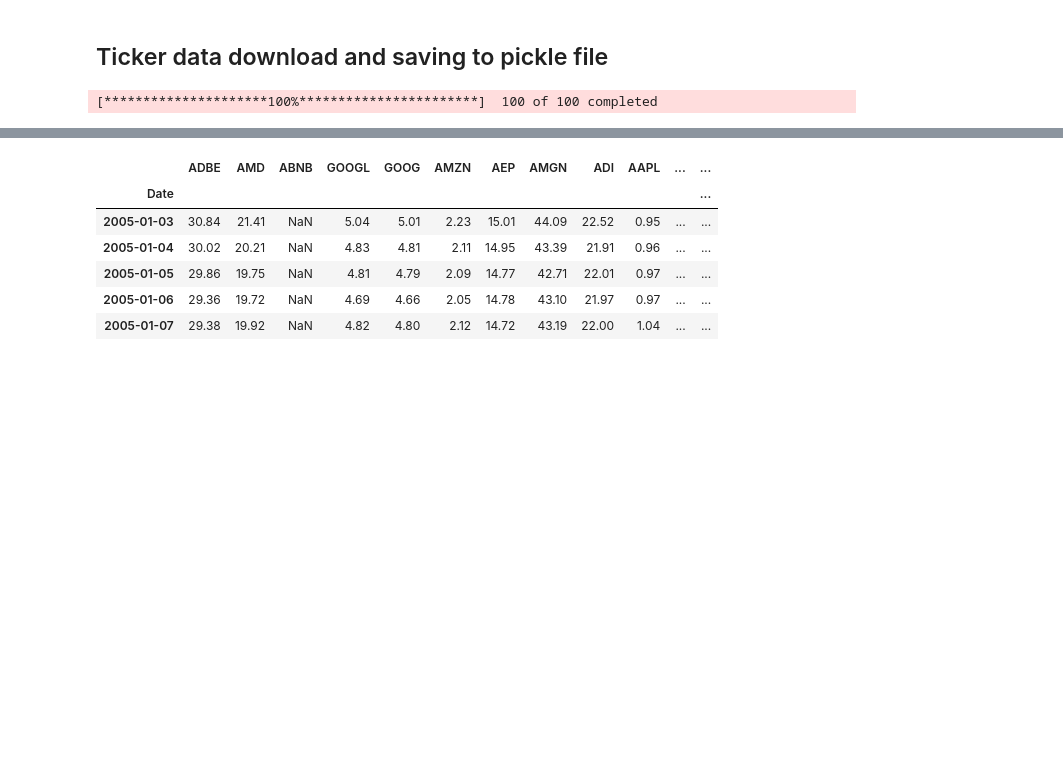
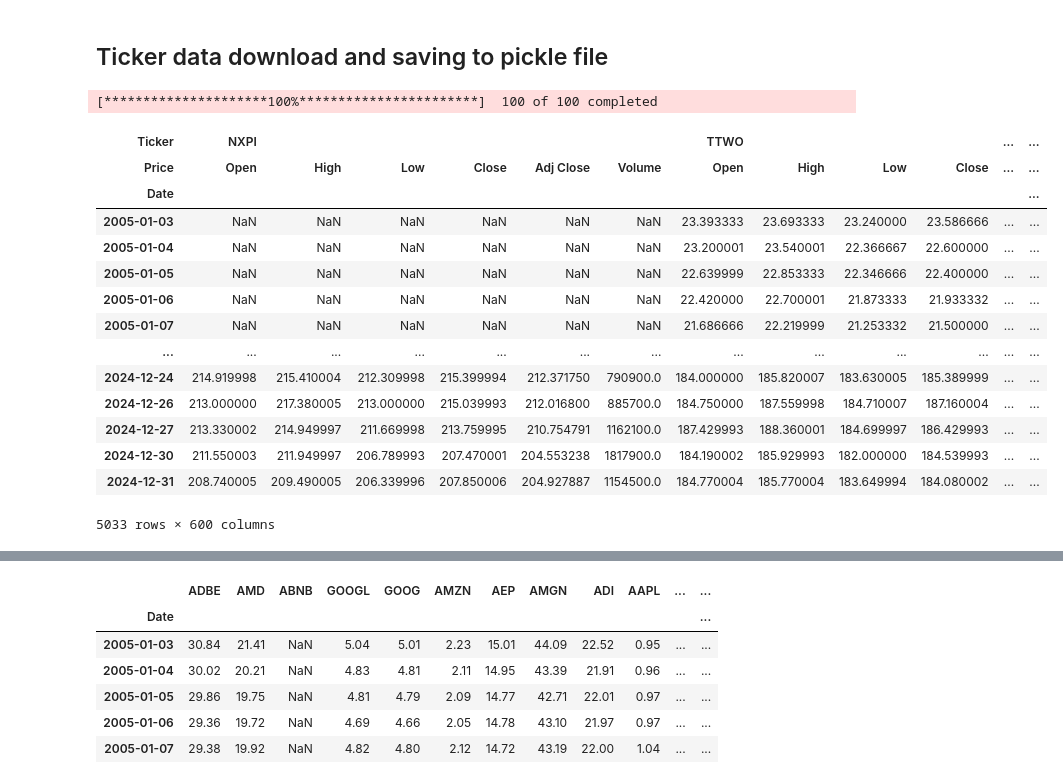
Before and after one commit to jay-kalaria/momentum-strategy-backtest, a Jupyter notebook: algo.ipynb, the cells around one changed output, grey strips where cells are left out. Cells and saved outputs as stored; diff of their text form; code cells hidden in the pictures; blank space fills up the shorter version.

```diff
--- a/algo.ipynb
+++ b/algo.ipynb
@@ -15,8 +15,25 @@ tickers=['ADBE','AMD','ABNB','GOOGL','GOOG','AMZN','AEP','AMGN','ADI','AAPL','AM
 ## Ticker data download and saving to pickle file
 # %%
 raw_data = yf.download(tickers,'2005-01-01','2025-01-01', group_by='ticker', auto_adjust=False)
+
+raw_data
 # %% [output]
 [*********************100%***********************]  100 of 100 completed
+| Ticker | NXPI |  |  |  |  |  | TTWO |  |  |  | ... | ... |
+| Price | Open | High | Low | Close | Adj Close | Volume | Open | High | Low | Close | ... | ... |
+| Date |  |  |  |  |  |  |  |  |  |  |  | ... |
+| 2005-01-03 | NaN | NaN | NaN | NaN | NaN | NaN | 23.393333 | 23.693333 | 23.240000 | 23.586666 | ... | ... |
+| 2005-01-04 | NaN | NaN | NaN | NaN | NaN | NaN | 23.200001 | 23.540001 | 22.366667 | 22.600000 | ... | ... |
+| 2005-01-05 | NaN | NaN | NaN | NaN | NaN | NaN | 22.639999 | 22.853333 | 22.346666 | 22.400000 | ... | ... |
+| 2005-01-06 | NaN | NaN | NaN | NaN | NaN | NaN | 22.420000 | 22.700001 | 21.873333 | 21.933332 | ... | ... |
+| 2005-01-07 | NaN | NaN | NaN | NaN | NaN | NaN | 21.686666 | 22.219999 | 21.253332 | 21.500000 | ... | ... |
+| ... | ... | ... | ... | ... | ... | ... | ... | ... | ... | ... | ... | ... |
+| 2024-12-24 | 214.919998 | 215.410004 | 212.309998 | 215.399994 | 212.371750 | 790900.0 | 184.000000 | 185.820007 | 183.630005 | 185.389999 | ... | ... |
+| 2024-12-26 | 213.000000 | 217.380005 | 213.000000 | 215.039993 | 212.016800 | 885700.0 | 184.750000 | 187.559998 | 184.710007 | 187.160004 | ... | ... |
+| 2024-12-27 | 213.330002 | 214.949997 | 211.669998 | 213.759995 | 210.754791 | 1162100.0 | 187.429993 | 188.360001 | 184.699997 | 186.429993 | ... | ... |
+| 2024-12-30 | 211.550003 | 211.949997 | 206.789993 | 207.470001 | 204.553238 | 1817900.0 | 184.190002 | 185.929993 | 182.000000 | 184.539993 | ... | ... |
+| 2024-12-31 | 208.740005 | 209.490005 | 206.339996 | 207.850006 | 204.927887 | 1154500.0 | 184.770004 | 185.770004 | 183.649994 | 184.080002 | ... | ... |
+5033 rows × 600 columns
 # %%
 adj_close_dict = {}
 
```
Also changed, not shown: parts of 6 cells of this notebook, 5 other files.
